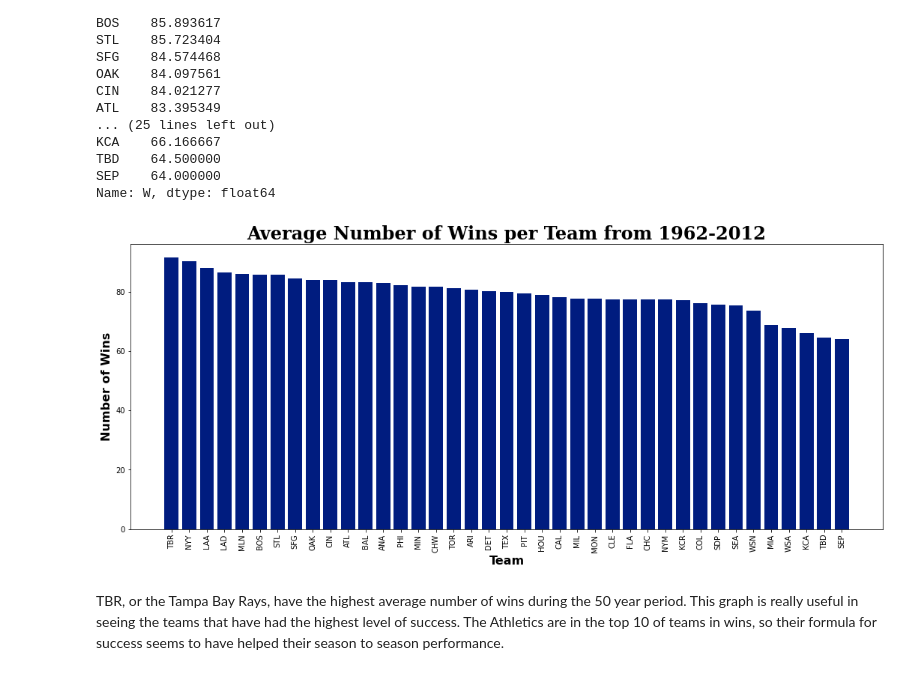
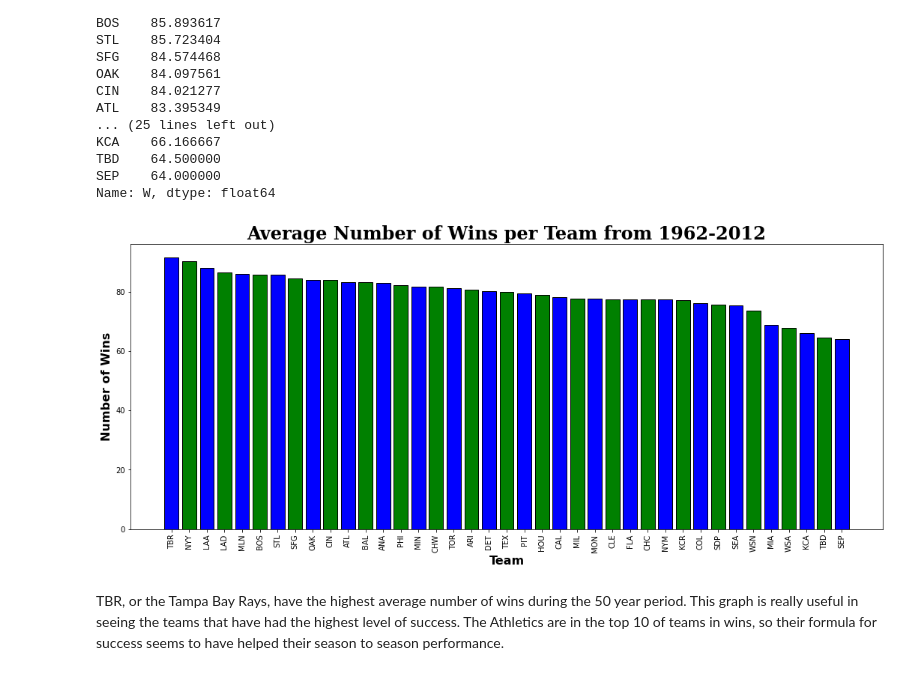
Before and after one commit to joshlensing/Coding-Dojo-Project-2, a Jupyter notebook: Project_2_Baseball_Playoff_Predictions.ipynb, the cells around one changed output. Saved outputs shown, nothing was run; the diff lists cells and outputs as text; code cells hidden in the pictures.

```diff
--- a/Project_2_Baseball_Playoff_Predictions.ipynb
+++ b/Project_2_Baseball_Playoff_Predictions.ipynb
@@ -291,14 +291,14 @@ Name: W, dtype: float64
 # %%
 # plotting with a barplot
 with plt.style.context('seaborn-dark-palette'):
   fig, ax = plt.subplots(figsize = (18,7))
-  plt.bar(avg_wins.index, avg_wins.values);
+  plt.bar(avg_wins.index, avg_wins.values, color=['blue', 'green'], edgecolor='black');
   plt.xlabel('Team', fontsize=16, fontweight='bold')
   plt.ylabel('Number of Wins', fontsize=16, fontweight='bold')
   plt.title('Average Number of Wins per Team from 1962-2012', fontsize=24, fontweight='black', fontfamily='serif')
   plt.xticks(rotation = 90);
 # %% [output]
-[figure, old version]
+[figure, new version]
 # %% [markdown]
 TBR, or the Tampa Bay Rays, have the highest average number of wins during the 50 year period. This graph is really useful in seeing the teams that have had the highest level of success. The Athletics are in the top 10 of teams in wins, so their formula for success seems to have helped their season to season performance.
 # %% [markdown]
```
Also changed, not shown: parts of 104 cells of this notebook.
